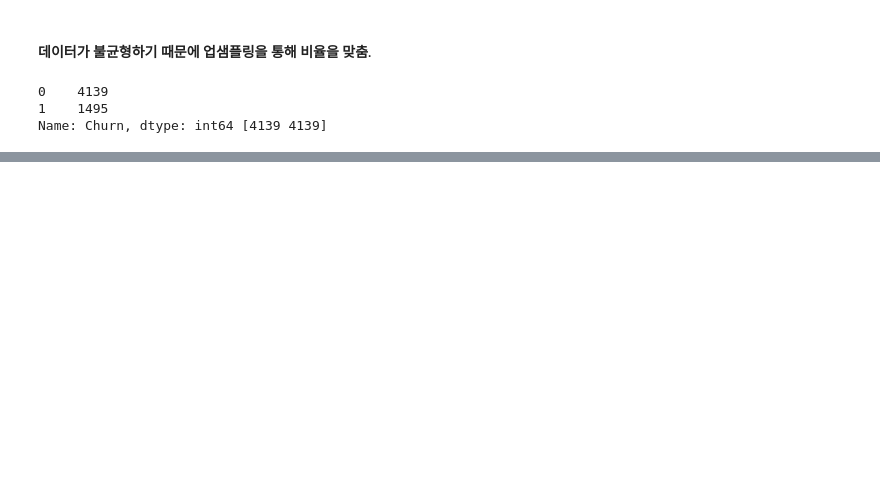
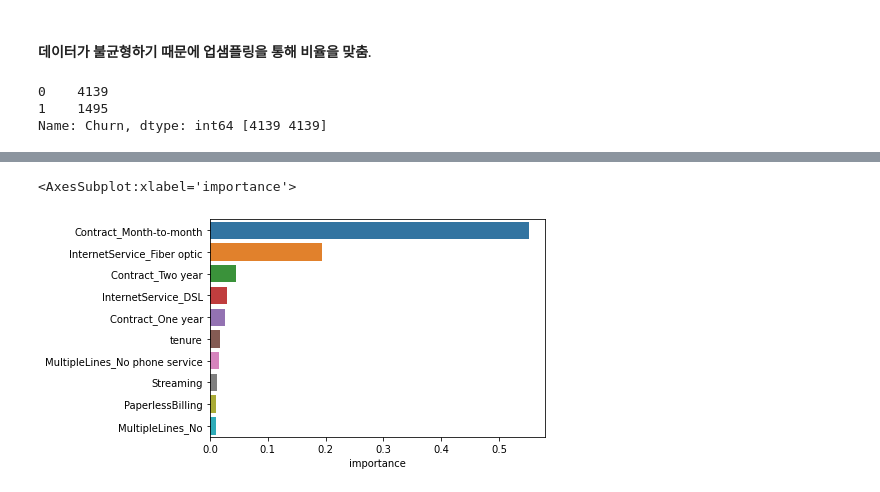
Before and after one commit to parkseonga/Kaggle_EDA, a Jupyter notebook: Practical training/Telco_Customer_Modeling.ipynb, the cells around one changed output, grey strips where cells are left out. Saved outputs shown, nothing was run; the diff lists cells and outputs as text; code cells hidden in the pictures; blank space fills up the shorter version.

```diff
--- a/Practical training/Telco_Customer_Modeling.ipynb
+++ b/Practical training/Telco_Customer_Modeling.ipynb
@@ -734,8 +820,8 @@ print(recall_score(y_train, y_train_pred_80))
 # %%
 from imblearn.over_sampling import SMOTE
 
-sm = SMOTE(random_state = 12)
-x_res, y_res = sm.fit_sample(X_prepared, y_train)
+sm = SMOTE(random_state = 20171490)
+X_res, y_res = sm.fit_sample(X_prepared, y_train)
 print(y_train.value_counts(), np.bincount(y_res))
 # %% [output]
 0    4139
@@ -783,11 +867,11 @@ param_XGB = {"max_depth" : [3,4,5,6,7],
     "min_child_weight" : [1,3,5,7,9,11],
     "scale_pos_weight":[1,3,5]}
 
-cv_xgb = GridSearchCV(XGBClassifier(),param_XGB, cv= cv_mo, scoring = "roc_auc")
-cv_xgb.fit(x_res, y_res)
+cv_xgb = GridSearchCV(XGBClassifier(),param_XGB, cv= 5, scoring = "roc_auc",return_train_score=True)
+cv_xgb.fit(X_res, y_res)
 cv_xgb_best_roc = cv_xgb.best_estimator_
 
-print(cv_xgb.score(x_res, y_res))
-print(confusion_matrix(y_res,cv_xgb.predict(x_res)))
-print(classification_report(y_res,cv_xgb.predict(x_res)))
+print(cv_xgb.score(X_res, y_res))
+print(confusion_matrix(y_res,cv_xgb.predict(X_res)))
+print(classification_report(y_res,cv_xgb.predict(X_res)))
 # %% [output]
@@ -830,0 +912,4 @@ weighted avg       0.85      0.84      0.84      8278
+# %%
+feature_importances = pd.DataFrame(cv_xgb_best_roc.fit(X_prepared,y_train).feature_importances_,index = features,columns=['importance']).sort_values('importance',ascending=False)
+feature_importances = feature_importances.head(10)
+feature_importances
@@ -830,0 +928,5 @@ weighted avg       0.85      0.84      0.84      8278
+# %%
+sns.barplot(feature_importances["importance"],feature_importances.index)
+# %% [output]
+<AxesSubplot:xlabel='importance'>
+[figure, added]
```
Also changed, not shown: parts of 103 cells of this notebook.
